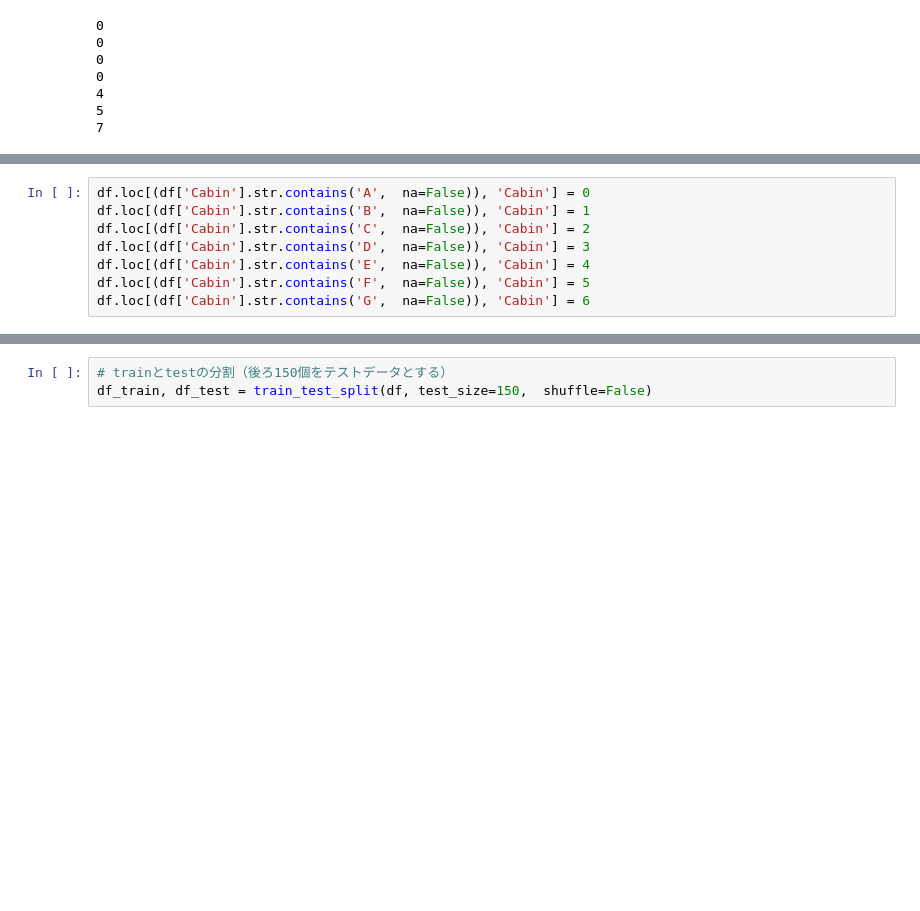
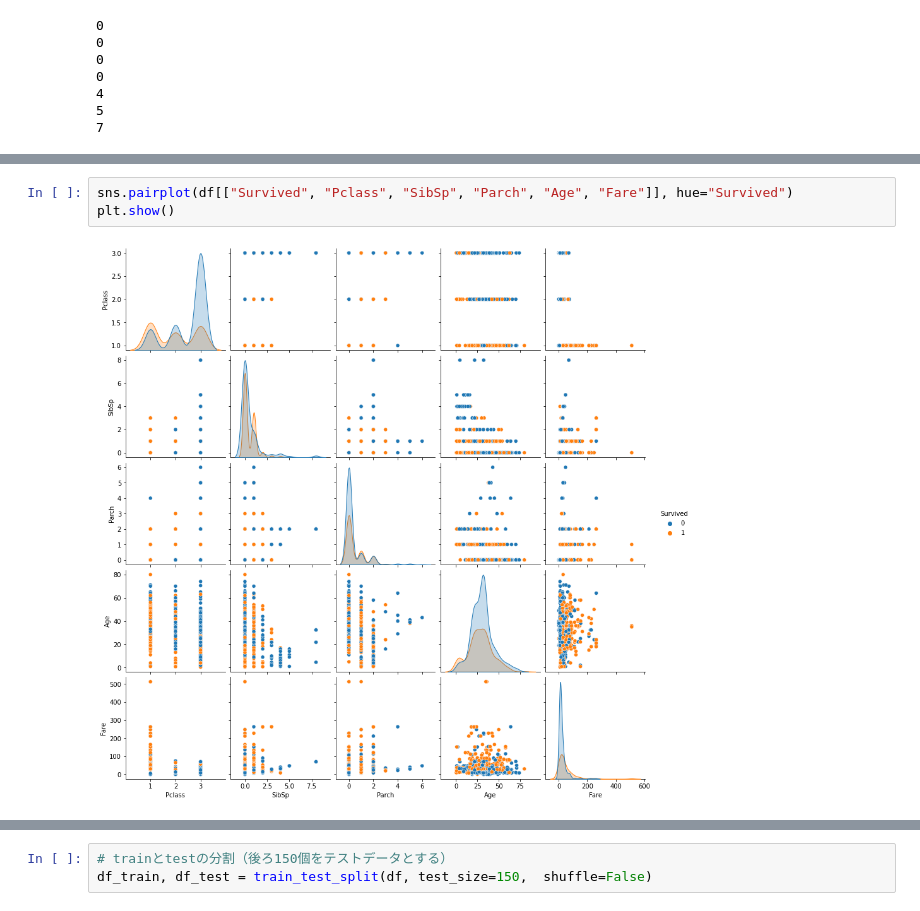
Before and after one commit to YushiroDodo63/Machine_Learning, a Jupyter notebook: workspace/homework.ipynb, the cells around one changed output, grey strips where cells are left out. Saved outputs shown, nothing was run; the diff lists cells and outputs as text; blank space fills up the shorter version.

```diff
--- a/workspace/homework.ipynb
+++ b/workspace/homework.ipynb
@@ -189,9 +265,6 @@ Cabin          0
 dtype: int64
-# %%
-df.loc[(df['Cabin'].str.contains('A',  na=False)), 'Cabin'] = 0
-df.loc[(df['Cabin'].str.contains('B',  na=False)), 'Cabin'] = 1
-df.loc[(df['Cabin'].str.contains('C',  na=False)), 'Cabin'] = 2
-df.loc[(df['Cabin'].str.contains('D',  na=False)), 'Cabin'] = 3
-df.loc[(df['Cabin'].str.contains('E',  na=False)), 'Cabin'] = 4
-df.loc[(df['Cabin'].str.contains('F',  na=False)), 'Cabin'] = 5
-df.loc[(df['Cabin'].str.contains('G',  na=False)), 'Cabin'] = 6
+# %%
+sns.pairplot(df[["Survived", "Pclass", "SibSp", "Parch", "Age", "Fare"]], hue="Survived")
+plt.show()
+# %% [output]
+[figure, added]
```
Also changed, not shown: parts of 13 cells of this notebook, 2 other files.
